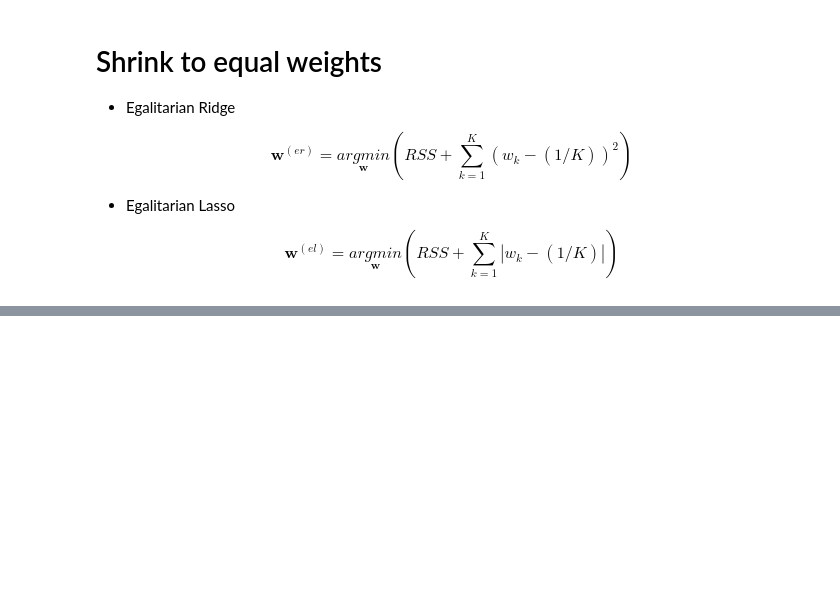
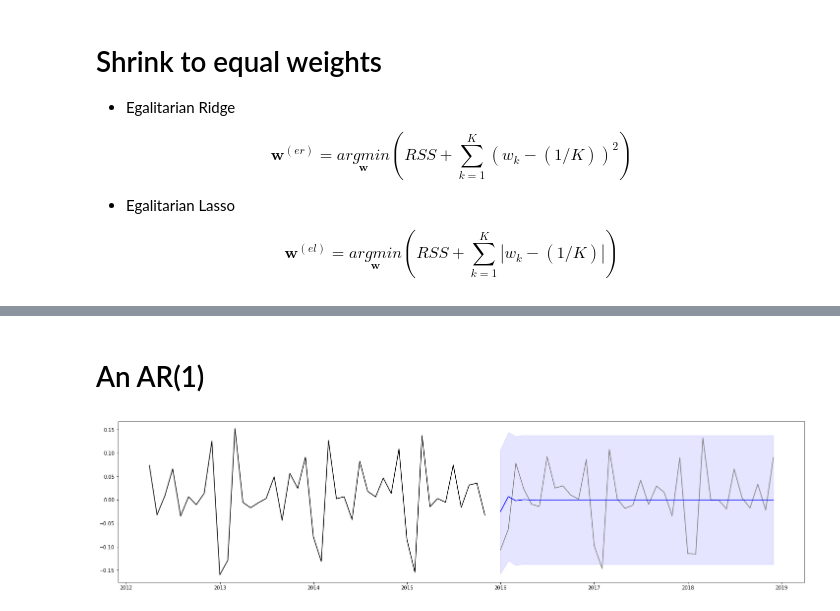
Before and after one commit to anastasiospanagiotelis/QBUS3850, a Jupyter notebook: Lectures/06Combinations/06Combinations.ipynb, the cells around one changed output, grey strips where cells are left out. Cells and saved outputs as stored; diff of their text form; code cells hidden in the pictures; blank space fills up the shorter version.

```diff
--- a/Lectures/06Combinations/06Combinations.ipynb
+++ b/Lectures/06Combinations/06Combinations.ipynb
@@ -178,0 +254,13 @@ $$\mathbf{w}^{(el)}=\underset{\mathbf{w}}{argmin}\left(RSS+\sum\limits^K_{k=1}|w
+# %% [markdown]
+# An AR(1)
+# %%
+dat['dlogTurnover']=dat['logTurnover'].diff()
+res = sm.tsa.arima.model.ARIMA(dat['dlogTurnover'], order = (1,0,0),trend='n').fit()
+fig, ax = plt.subplots(figsize=(25, 6))
+ax.plot(dat.iloc[360:404,0],dat.iloc[360:404,3],color='black')
+fcast = res.get_forecast(36).summary_frame()
+ax.plot(dat.iloc[405:,0],dat.iloc[405:,3],color='gray')
+ax.plot(dat.iloc[405:,0],fcast['mean'],color='blue')
+ax.fill_between(dat.iloc[405:,0], fcast['mean_ci_lower'], fcast['mean_ci_upper'], color='blue', alpha=0.1);
+# %% [output]
+[figure, added]
```
Also changed, not shown: parts of 27 cells of this notebook, 1 other file.
